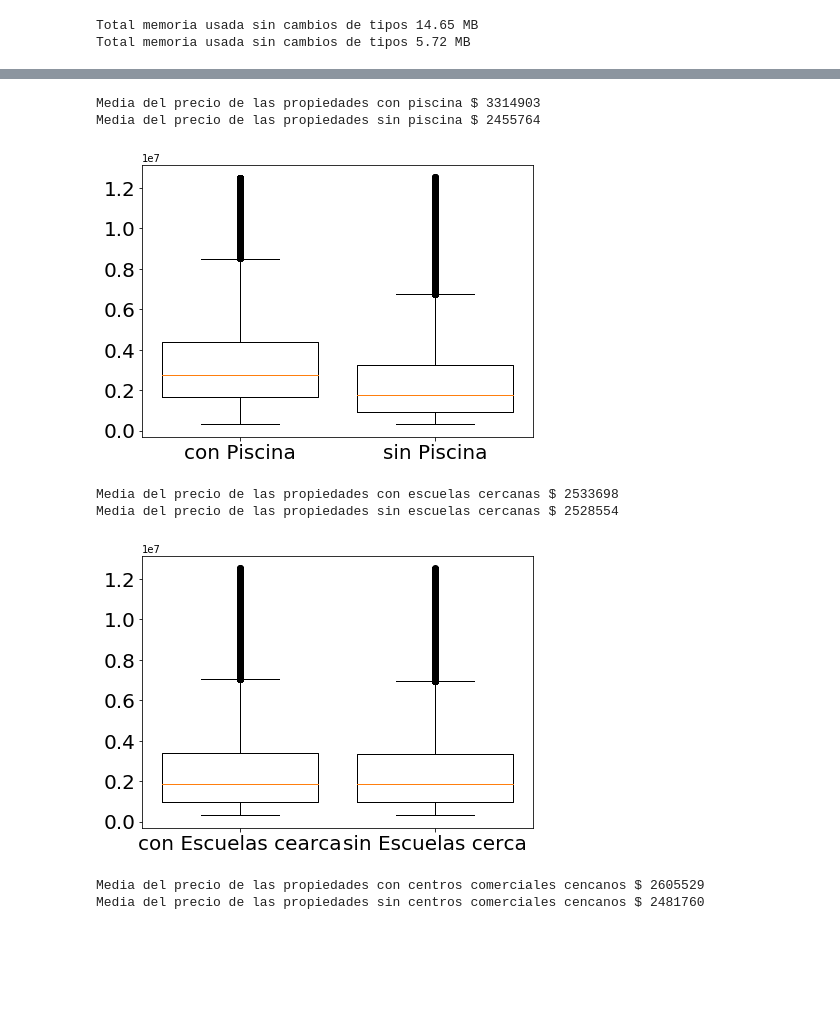
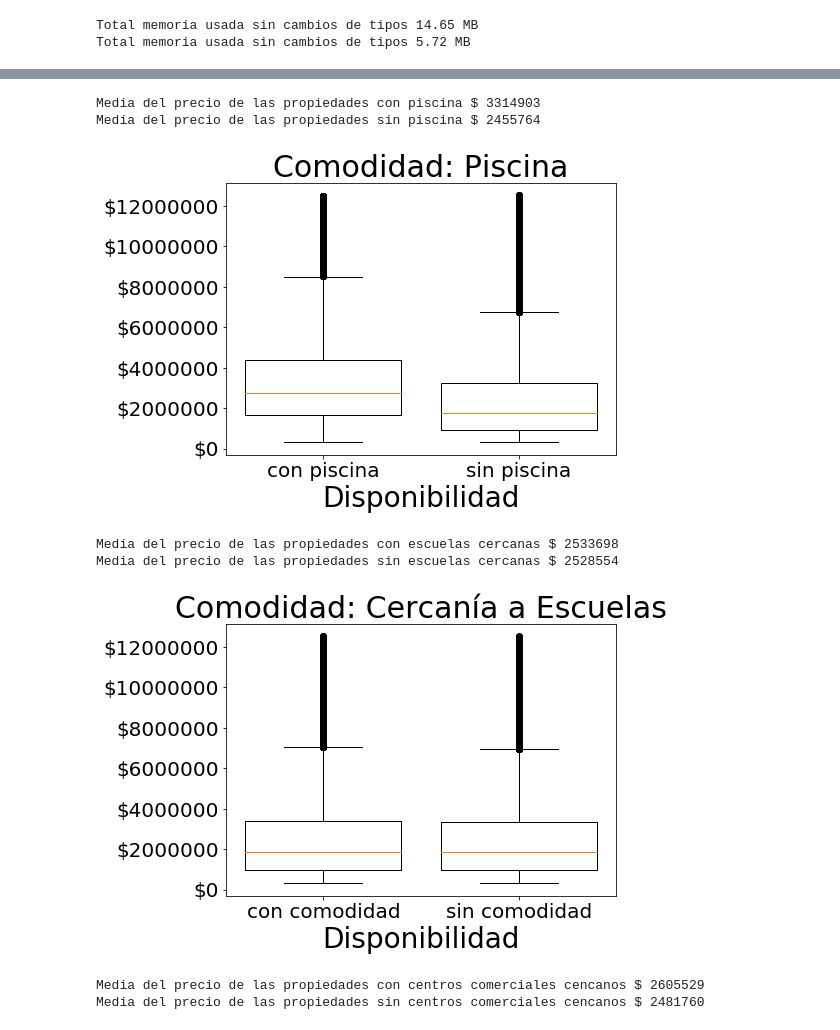
Before and after one commit to komod0/TPs-Org.Datos, a Jupyter notebook: tp1/nbfacundo.ipynb, the cells around one changed output, grey strips where cells are left out. Cells and saved outputs as stored; diff of their text form; code cells hidden in the pictures; blank space fills up the shorter version.

```diff
--- a/tp1/nbfacundo.ipynb
+++ b/tp1/nbfacundo.ipynb
@@ -102,33 +108,39 @@ fig_3 = plt.figure(1, figsize = (7,5))
 sub_fig = fig_3.add_subplot(111)
 plt.xticks(fontsize = 20)
 plt.yticks(fontsize = 20)
+sub_fig.yaxis.set_major_formatter(FormatStrFormatter('$%.0f'))
+plt.title("Comodidad: Piscina", fontsize = 30)
+sub_fig.set_xlabel('Disponibilidad', fontsize = 28)
 box_plot = sub_fig.boxplot([df_abool.loc[df_abool['piscina'] == True]['precio'],
                             df_abool.loc[df_abool['piscina'] == False]['precio']],
-                           labels = ['con Piscina', 'sin Piscina'],
+                           labels = ['con piscina', 'sin piscina'],
                            widths = 0.8)
 # %% [output]
 Media del precio de las propiedades con piscina $ 3314903
 Media del precio de las propiedades sin piscina $ 2455764
-[figure, old version]
+[figure, new version]
 # %%
 print('Media del precio de las propiedades con escuelas cercanas $ {:.0f}'
       .format(df_abool.loc[df_abool['escuelascercanas'] == True]['precio'].mean()))
 
 print('Media del precio de las propiedades sin escuelas cercanas $ {:.0f}\n'
       .format(df_abool.loc[df_abool['escuelascercanas'] == False]['precio'].mean()))
 
 fig_4 = plt.figure(1, figsize = (7,5))
 sub_fig = fig_4.add_subplot(111)
 plt.xticks(fontsize = 20)
 plt.yticks(fontsize = 20)
+sub_fig.yaxis.set_major_formatter(FormatStrFormatter('$%.0f'))
+plt.title("Comodidad: Cercanía a Escuelas", fontsize = 30)
+sub_fig.set_xlabel('Disponibilidad', fontsize = 28)
 box_plot = sub_fig.boxplot([df_abool.loc[df_abool['escuelascercanas'] == True]['precio'],
                             df_abool.loc[df_abool['escuelascercanas'] == False]['precio']],
-                           labels = ['con Escuelas cearca', 'sin Escuelas cerca'],
+                           labels = ['con comodidad', 'sin comodidad'],
                            widths = 0.8)
 # %% [output]
 Media del precio de las propiedades con escuelas cercanas $ 2533698
 Media del precio de las propiedades sin escuelas cercanas $ 2528554
-[figure, old version]
+[figure, new version]
 # %%
 print('Media del precio de las propiedades con centros comerciales cencanos $ {:.0f}'
       .format(df_abool.loc[df_abool['centroscomercialescercanos'] == True]['precio'].mean()))
```
Also changed, not shown: parts of 2 cells of this notebook.
